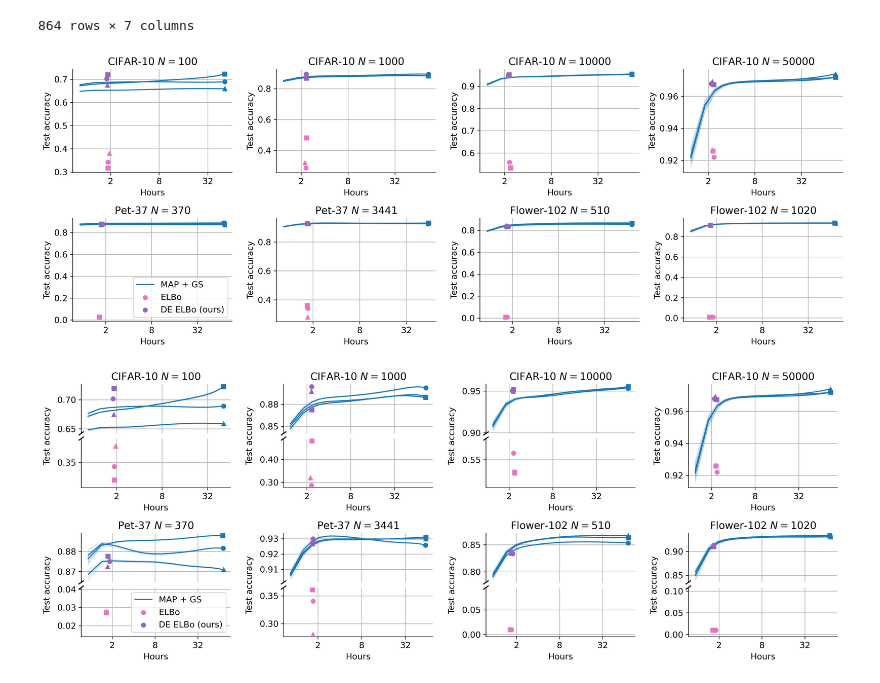
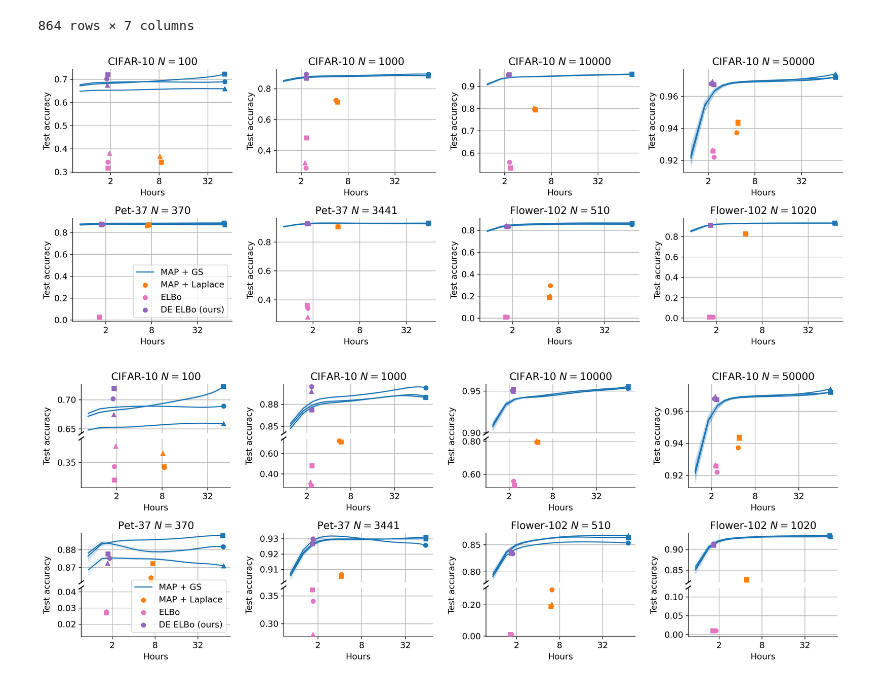
Before and after one commit to tufts-ml/data-emphasized-ELBo, a Jupyter notebook: notebooks/ResNet_50_computational_time_comparison.ipynb, the cells around one changed output. Saved outputs shown, nothing was run; the diff lists cells and outputs as text; code cells hidden in the pictures.

```diff
--- a/notebooks/ResNet_50_computational_time_comparison.ipynb
+++ b/notebooks/ResNet_50_computational_time_comparison.ipynb
@@ -294,6 +351,8 @@ fig, axs = plt.subplots(dpi=300, figsize=(4*ncols, 3*nrows), ncols=ncols, nrows=
 plot_dictionary(axs[0,0], cifar10_dictionary, 100, [1001, 2001, 3001])
 for index, (time, acc) in enumerate(zip(cifar10_elbo_retrained_df[cifar10_elbo_retrained_df.n==100].total_time.values/3600, cifar10_elbo_retrained_df[cifar10_elbo_retrained_df.n==100].test_acc.values)):
     axs[0,0].scatter(time, acc, color='#E377C2', marker=markers[index], zorder=3)
+for index, (time, acc) in enumerate(zip(cifar10_laplace_retrained_df[cifar10_laplace_retrained_df.n==100].total_time.values/3600, cifar10_laplace_retrained_df[cifar10_laplace_retrained_df.n==100].test_acc.values)):
+    axs[0,0].scatter(time, acc, color='#FF7F0E', marker=markers[index], zorder=3)
 for index, (time, acc) in enumerate(zip(cifar10_de_elbo_retrained_df[cifar10_de_elbo_retrained_df.n==100].total_time.values/3600, cifar10_de_elbo_retrained_df[cifar10_de_elbo_retrained_df.n==100].test_acc.values)):
     axs[0,0].scatter(time, acc, color='#9467BD', marker=markers[index], zorder=3)
 
@@ -310,6 +369,8 @@ axs[0,0].grid()
 plot_dictionary(axs[0,1], cifar10_dictionary, 1000, [1001, 2001, 3001])
 for index, (time, acc) in enumerate(zip(cifar10_elbo_retrained_df[cifar10_elbo_retrained_df.n==1000].total_time.values/3600, cifar10_elbo_retrained_df[cifar10_elbo_retrained_df.n==1000].test_acc.values)):
     axs[0,1].scatter(time, acc, color='#E377C2', marker=markers[index], zorder=3)
+for index, (time, acc) in enumerate(zip(cifar10_laplace_retrained_df[cifar10_laplace_retrained_df.n==1000].total_time.values/3600, cifar10_laplace_retrained_df[cifar10_laplace_retrained_df.n==1000].test_acc.values)):
+    axs[0,1].scatter(time, acc, color='#FF7F0E', marker=markers[index], zorder=3)
 for index, (time, acc) in enumerate(zip(cifar10_de_elbo_retrained_df[cifar10_de_elbo_retrained_df.n==1000].total_time.values/3600, cifar10_de_elbo_retrained_df[cifar10_de_elbo_retrained_df.n==1000].test_acc.values)):
     axs[0,1].scatter(time, acc, color='#9467BD', marker=markers[index], zorder=3)
 
@@ -326,6 +387,8 @@ axs[0,1].grid()
 plot_dictionary(axs[0,2], cifar10_dictionary, 10000, [1001, 2001, 3001])
 for index, (time, acc) in enumerate(zip(cifar10_elbo_retrained_df[cifar10_elbo_retrained_df.n==10000].total_time.values/3600, cifar10_elbo_retrained_df[cifar10_elbo_retrained_df.n==10000].test_acc.values)):
     axs[0,2].scatter(time, acc, color='#E377C2', marker=markers[index], zorder=3)
+for index, (time, acc) in enumerate(zip(cifar10_laplace_retrained_df[cifar10_laplace_retrained_df.n==10000].total_time.values/3600, cifar10_laplace_retrained_df[cifar10_laplace_retrained_df.n==10000].test_acc.values)):
+    axs[0,2].scatter(time, acc, color='#FF7F0E', marker=markers[index], zorder=3)
 for index, (time, acc) in enumerate(zip(cifar10_de_elbo_retrained_df[cifar10_de_elbo_retrained_df.n==10000].total_time.values/3600, cifar10_de_elbo_retrained_df[cifar10_de_elbo_retrained_df.n==10000].test_acc.values)):
     axs[0,2].scatter(time, acc, color='#9467BD', marker=markers[index], zorder=3)
 
@@ -342,6 +405,8 @@ axs[0,2].grid()
 plot_dictionary(axs[0,3], cifar10_dictionary, 50000, [1001, 2001, 3001])
 for index, (time, acc) in enumerate(zip(cifar10_elbo_retrained_df[cifar10_elbo_retrained_df.n==50000].total_time.values/3600, cifar10_elbo_retrained_df[cifar10_elbo_retrained_df.n==50000].test_acc.values)):
     axs[0,3].scatter(time, acc, color='#E377C2', marker=markers[index], zorder=3)
+for index, (time, acc) in enumerate(zip(cifar10_laplace_retrained_df[cifar10_laplace_retrained_df.n==50000].total_time.values/3600, cifar10_laplace_retrained_df[cifar10_laplace_retrained_df.n==50000].test_acc.values)):
+    axs[0,3].scatter(time, acc, color='#FF7F0E', marker=markers[index], zorder=3)
 for index, (time, acc) in enumerate(zip(cifar10_de_elbo_retrained_df[cifar10_de_elbo_retrained_df.n==50000].total_time.values/3600, cifar10_de_elbo_retrained_df[cifar10_de_elbo_retrained_df.n==50000].test_acc.values)):
     axs[0,3].scatter(time, acc, color='#9467BD', marker=markers[index], zorder=3)
 
@@ -358,6 +423,8 @@ axs[0,3].grid()
 plot_dictionary(axs[1,0], oxfordiiit_pet_dictionary, 370, [1001, 2001, 3001])
 for index, (time, acc) in enumerate(zip(oxfordiiit_pet_elbo_retrained_df[oxfordiiit_pet_elbo_retrained_df.n==370].total_time.values/3600, oxfordiiit_pet_elbo_retrained_df[oxfordiiit_pet_elbo_retrained_df.n==370].test_acc.values)):
     axs[1,0].scatter(time, acc, color='#E377C2', marker=markers[index], zorder=3)
+for index, (time, acc) in enumerate(zip(oxfordiiit_pet_laplace_retrained_df[oxfordiiit_pet_laplace_retrained_df.n==370].total_time.values/3600, oxfordiiit_pet_laplace_retrained_df[oxfordiiit_pet_laplace_retrained_df.n==370].test_acc.values)):
+    axs[1,0].scatter(time, acc, color='#FF7F0E', marker=markers[index], zorder=3)
 for index, (time, acc) in enumerate(zip(oxfordiiit_pet_de_elbo_retrained_df[oxfordiiit_pet_de_elbo_retrained_df.n==370].total_time.values/3600, oxfordiiit_pet_de_elbo_retrained_df[oxfordiiit_pet_de_elbo_retrained_df.n==370].test_acc.values)):
     axs[1,0].scatter(time, acc, color='#9467BD', marker=markers[index], zorder=3)
 
@@ -372,6 +439,7 @@ axs[1,0].grid()
 
 # Legend
 axs[1,0].plot([], [], color='#1F77B4', label='MAP + GS', zorder=3)
+axs[1,0].scatter([], [], color='#FF7F0E', label='MAP + Laplace', zorder=3)
 axs[1,0].scatter([], [], color='#E377C2', label='ELBo', zorder=3)
 axs[1,0].scatter([], [], color='#9467BD', label='DE ELBo (ours)', zorder=3)
 axs[1,0].legend(loc='lower right')
@@ -380,6 +448,8 @@ axs[1,0].legend(loc='lower right')
 plot_dictionary(axs[1,1], oxfordiiit_pet_dictionary, 3441, [1001, 2001, 3001])
 for index, (time, acc) in enumerate(zip(oxfordiiit_pet_elbo_retrained_df[oxfordiiit_pet_elbo_retrained_df.n==3441].total_time.values/3600, oxfordiiit_pet_elbo_retrained_df[oxfordiiit_pet_elbo_retrained_df.n==3441].test_acc.values)):
     axs[1,1].scatter(time, acc, color='#E377C2', marker=markers[index], zorder=3)
+for index, (time, acc) in enumerate(zip(oxfordiiit_pet_laplace_retrained_df[oxfordiiit_pet_laplace_retrained_df.n==3441].total_time.values/3600, oxfordiiit_pet_laplace_retrained_df[oxfordiiit_pet_laplace_retrained_df.n==3441].test_acc.values)):
+    axs[1,1].scatter(time, acc, color='#FF7F0E', marker=markers[index], zorder=3)
 for index, (time, acc) in enumerate(zip(oxfordiiit_pet_de_elbo_retrained_df[oxfordiiit_pet_de_elbo_retrained_df.n==3441].total_time.values/3600, oxfordiiit_pet_de_elbo_retrained_df[oxfordiiit_pet_de_elbo_retrained_df.n==3441].test_acc.values)):
     axs[1,1].scatter(time, acc, color='#9467BD', marker=markers[index], zorder=3)
 
@@ -396,6 +466,8 @@ axs[1,1].grid()
 plot_dictionary(axs[1,2], flowers_102_dictionary, 510, [1001, 2001, 3001])
 for index, (time, acc) in enumerate(zip(flowers_102_elbo_retrained_df[flowers_102_elbo_retrained_df.n==510].total_time.values/3600, flowers_102_elbo_retrained_df[flowers_102_elbo_retrained_df.n==510].test_acc.values)):
     axs[1,2].scatter(time, acc, color='#E377C2', marker=markers[index], zorder=3)
+for index, (time, acc) in enumerate(zip(flowers_102_laplace_retrained_df[flowers_102_laplace_retrained_df.n==510].total_time.values/3600, flowers_102_laplace_retrained_df[flowers_102_laplace_retrained_df.n==510].test_acc.values)):
+    axs[1,2].scatter(time, acc, color='#FF7F0E', marker=markers[index], zorder=3)
 for index, (time, acc) in enumerate(zip(flowers_102_de_elbo_retrained_df[flowers_102_de_elbo_retrained_df.n==510].total_time.values/3600, flowers_102_de_elbo_retrained_df[flowers_102_de_elbo_retrained_df.n==510].test_acc.values)):
     axs[1,2].scatter(time, acc, color='#9467BD', marker=markers[index], zorder=3)
 
@@ -412,6 +484,8 @@ axs[1,2].grid()
 plot_dictionary(axs[1,3], flowers_102_dictionary, 1020, [1001, 2001, 3001])
 for index, (time, acc) in enumerate(zip(flowers_102_elbo_retrained_df[flowers_102_elbo_retrained_df.n==1020].total_time.values/3600, flowers_102_elbo_retrained_df[flowers_102_elbo_retrained_df.n==1020].test_acc.values)):
     axs[1,3].scatter(time, acc, color='#E377C2', marker=markers[index], zorder=3)
+for index, (time, acc) in enumerate(zip(flowers_102_laplace_retrained_df[flowers_102_laplace_retrained_df.n==1020].total_time.values/3600, flowers_102_laplace_retrained_df[flowers_102_laplace_retrained_df.n==1020].test_acc.values)):
+    axs[1,3].scatter(time, acc, color='#FF7F0E', marker=markers[index], zorder=3)
 for index, (time, acc) in enumerate(zip(flowers_102_de_elbo_retrained_df[flowers_102_de_elbo_retrained_df.n==1020].total_time.values/3600, flowers_102_de_elbo_retrained_df[flowers_102_de_elbo_retrained_df.n==1020].test_acc.values)):
     axs[1,3].scatter(time, acc, color='#9467BD', marker=markers[index], zorder=3)
 
@@ -427,7 +501,7 @@ axs[1,3].grid()
 fig.tight_layout()
 plt.show()
 # %% [output]
-[figure, old version]
+[figure, new version]
 # %%
 def break_axes(ax):
     d = 0.015
@@ -493,6 +567,8 @@ ins1_bottom = axs[0,0].inset_axes([0.0, 0.0, 1.0, 0.475], zorder=1)
 plot_dictionary(ins1_top, cifar10_dictionary, 100, [1001, 2001, 3001])
 for index, (time, acc) in enumerate(zip(cifar10_elbo_retrained_df[cifar10_elbo_retrained_df.n==100].total_time.values/3600, cifar10_elbo_retrained_df[cifar10_elbo_retrained_df.n==100].test_acc.values)):
     ins1_bottom.scatter(time, acc, color='#E377C2', marker=markers[index], zorder=3)
+for index, (time, acc) in enumerate(zip(cifar10_laplace_retrained_df[cifar10_laplace_retrained_df.n==100].total_time.values/3600, cifar10_laplace_retrained_df[cifar10_laplace_retrained_df.n==100].test_acc.values)):
+    ins1_bottom.scatter(time, acc, color='#FF7F0E', marker=markers[index], zorder=3)
 for index, (time, acc) in enumerate(zip(cifar10_de_elbo_retrained_df[cifar10_de_elbo_retrained_df.n==100].total_time.values/3600, cifar10_de_elbo_retrained_df[cifar10_de_elbo_retrained_df.n==100].test_acc.values)):
     ins1_top.scatter(time, acc, color='#9467BD', marker=markers[index], zorder=3)
 
@@ -508,6 +584,8 @@ ins2_bottom = axs[0,1].inset_axes([0.0, 0.0, 1.0, 0.475], zorder=1)
 plot_dictionary(ins2_top, cifar10_dictionary, 1000, [1001, 2001, 3001])
 for index, (time, acc) in enumerate(zip(cifar10_elbo_retrained_df[cifar10_elbo_retrained_df.n==1000].total_time.values/3600, cifar10_elbo_retrained_df[cifar10_elbo_retrained_df.n==1000].test_acc.values)):
     ins2_bottom.scatter(time, acc, color='#E377C2', marker=markers[index], zorder=3)
+for index, (time, acc) in enumerate(zip(cifar10_laplace_retrained_df[cifar10_laplace_retrained_df.n==1000].total_time.values/3600, cifar10_laplace_retrained_df[cifar10_laplace_retrained_df.n==1000].test_acc.values)):
+    ins2_bottom.scatter(time, acc, color='#FF7F0E', marker=markers[index], zorder=3)
 for index, (time, acc) in enumerate(zip(cifar10_de_elbo_retrained_df[cifar10_de_elbo_retrained_df.n==1000].total_time.values/3600, cifar10_de_elbo_retrained_df[cifar10_de_elbo_retrained_df.n==1000].test_acc.values)):
     ins2_top.scatter(time, acc, color='#9467BD', marker=markers[index], zorder=3)
 
@@ -523,6 +601,8 @@ ins3_bottom = axs[0,2].inset_axes([0.0, 0.0, 1.0, 0.475], zorder=1)
 plot_dictionary(ins3_top, cifar10_dictionary, 10000, [1001, 2001, 3001])
 for index, (time, acc) in enumerate(zip(cifar10_elbo_retrained_df[cifar10_elbo_retrained_df.n==10000].total_time.values/3600, cifar10_elbo_retrained_df[cifar10_elbo_retrained_df.n==10000].test_acc.values)):
     ins3_bottom.scatter(time, acc, color='#E377C2', marker=markers[index], zorder=3)
+for index, (time, acc) in enumerate(zip(cifar10_laplace_retrained_df[cifar10_laplace_retrained_df.n==10000].total_time.values/3600, cifar10_laplace_retrained_df[cifar10_laplace_retrained_df.n==10000].test_acc.values)):
+    ins3_bottom.scatter(time, acc, color='#FF7F0E', marker=markers[index], zorder=3)
 for index, (time, acc) in enumerate(zip(cifar10_de_elbo_retrained_df[cifar10_de_elbo_retrained_df.n==10000].total_time.values/3600, cifar10_de_elbo_retrained_df[cifar10_de_elbo_retrained_df.n==10000].test_acc.values)):
     ins3_top.scatter(time, acc, color='#9467BD', marker=markers[index], zorder=3)
 
@@ -533,6 +613,8 @@ decorate_broken_axes(ins3_top, ins3_bottom)
 plot_dictionary(axs[0,3], cifar10_dictionary, 50000, [1001, 2001, 3001])
 for index, (time, acc) in enumerate(zip(cifar10_elbo_retrained_df[cifar10_elbo_retrained_df.n==50000].total_time.values/3600, cifar10_elbo_retrained_df[cifar10_elbo_retrained_df.n==50000].test_acc.values)):
     axs[0,3].scatter(time, acc, color='#E377C2', marker=markers[index], zorder=3)
+for index, (time, acc) in enumerate(zip(cifar10_laplace_retrained_df[cifar10_laplace_retrained_df.n==50000].total_time.values/3600, cifar10_laplace_retrained_df[cifar10_laplace_retrained_df.n==50000].test_acc.values)):
+    axs[0,3].scatter(time, acc, color='#FF7F0E', marker=markers[index], zorder=3)
 for index, (time, acc) in enumerate(zip(cifar10_de_elbo_retrained_df[cifar10_de_elbo_retrained_df.n==50000].total_time.values/3600, cifar10_de_elbo_retrained_df[cifar10_de_elbo_retrained_df.n==50000].test_acc.values)):
     axs[0,3].scatter(time, acc, color='#9467BD', marker=markers[index], zorder=3)
 
@@ -548,6 +630,8 @@ ins5_bottom = axs[1,0].inset_axes([0.0, 0.0, 1.0, 0.475], zorder=1)
 plot_dictionary(ins5_top, oxfordiiit_pet_dictionary, 370, [1001, 2001, 3001])
 for index, (time, acc) in enumerate(zip(oxfordiiit_pet_elbo_retrained_df[oxfordiiit_pet_elbo_retrained_df.n==370].total_time.values/3600, oxfordiiit_pet_elbo_retrained_df[oxfordiiit_pet_elbo_retrained_df.n==370].test_acc.values)):
     ins5_bottom.scatter(time, acc, color='#E377C2', marker=markers[index], zorder=3)
+for index, (time, acc) in enumerate(zip(oxfordiiit_pet_laplace_retrained_df[oxfordiiit_pet_laplace_retrained_df.n==370].total_time.values/3600, oxfordiiit_pet_laplace_retrained_df[oxfordiiit_pet_laplace_retrained_df.n==370].test_acc.values)):
+    ins5_top.scatter(time, acc, color='#FF7F0E', marker=markers[index], zorder=3)
 for index, (time, acc) in enumerate(zip(oxfordiiit_pet_de_elbo_retrained_df[oxfordiiit_pet_de_elbo_retrained_df.n==370].total_time.values/3600, oxfordiiit_pet_de_elbo_retrained_df[oxfordiiit_pet_de_elbo_retrained_df.n==370].test_acc.values)):
     ins5_top.scatter(time, acc, color='#9467BD', marker=markers[index], zorder=3)
 
@@ -556,6 +640,7 @@ decorate_broken_axes(ins5_top, ins5_bottom)
 
 # Legend
 axs[1,0].plot([], [], color='#1F77B4', label='MAP + GS', zorder=3)
+axs[1,0].scatter([], [], color='#FF7F0E', label='MAP + Laplace', zorder=3)
 axs[1,0].scatter([], [], color='#E377C2', label='ELBo', zorder=3)
 axs[1,0].scatter([], [], color='#9467BD', label='DE ELBo (ours)', zorder=3)
 axs[1,0].legend(loc='lower right')
@@ -569,6 +654,8 @@ ins6_bottom = axs[1,1].inset_axes([0.0, 0.0, 1.0, 0.475], zorder=1)
 plot_dictionary(ins6_top, oxfordiiit_pet_dictionary, 3441, [1001, 2001, 3001])
 for index, (time, acc) in enumerate(zip(oxfordiiit_pet_elbo_retrained_df[oxfordiiit_pet_elbo_retrained_df.n==3441].total_time.values/3600, oxfordiiit_pet_elbo_retrained_df[oxfordiiit_pet_elbo_retrained_df.n==3441].test_acc.values)):
     ins6_bottom.scatter(time, acc, color='#E377C2', marker=markers[index], zorder=3)
+for index, (time, acc) in enumerate(zip(oxfordiiit_pet_laplace_retrained_df[oxfordiiit_pet_laplace_retrained_df.n==3441].total_time.values/3600, oxfordiiit_pet_laplace_retrained_df[oxfordiiit_pet_laplace_retrained_df.n==3441].test_acc.values)):
+    ins6_top.scatter(time, acc, color='#FF7F0E', marker=markers[index], zorder=3)
 for index, (time, acc) in enumerate(zip(oxfordiiit_pet_de_elbo_retrained_df[oxfordiiit_pet_de_elbo_retrained_df.n==3441].total_time.values/3600, oxfordiiit_pet_de_elbo_retrained_df[oxfordiiit_pet_de_elbo_retrained_df.n==3441].test_acc.values)):
     ins6_top.scatter(time, acc, color='#9467BD', marker=markers[index], zorder=3)
 
@@ -581,32 +668,36 @@ decorate_hidden_ax(axs[1,2], r'Flower-102 $N=510$')
 ins7_top = axs[1,2].inset_axes([0.0, 0.525, 1.0, 0.475], zorder=1)
 ins7_bottom = axs[1,2].inset_axes([0.0, 0.0, 1.0, 0.475], zorder=1)
 
 plot_dictionary(ins7_top, flowers_102_dictionary, 510, [1001, 2001, 3001])
 for index, (time, acc) in enumerate(zip(flowers_102_elbo_retrained_df[flowers_102_elbo_retrained_df.n==510].total_time.values/3600, flowers_102_elbo_retrained_df[flowers_102_elbo_retrained_df.n==510].test_acc.values)):
     ins7_bottom.scatter(time, acc, color='#E377C2', marker=markers[index], zorder=3)
+for index, (time, acc) in enumerate(zip(flowers_102_laplace_retrained_df[flowers_102_laplace_retrained_df.n==510].total_time.values/3600, flowers_102_laplace_retrained_df[flowers_102_laplace_retrained_df.n==510].test_acc.values)):
+    ins7_bottom.scatter(time, acc, color='#FF7F0E', marker=markers[index], zorder=3)
 for index, (time, acc) in enumerate(zip(flowers_102_de_elbo_retrained_df[flowers_102_de_elbo_retrained_df.n==510].total_time.values/3600, flowers_102_de_elbo_retrained_df[flowers_102_de_elbo_retrained_df.n==510].test_acc.values)):
     ins7_top.scatter(time, acc, color='#9467BD', marker=markers[index], zorder=3)
 
 break_axes(axs[1,2])
 decorate_broken_axes(ins7_top, ins7_bottom)
 
 # Plot 8
 decorate_hidden_ax(axs[1,3], r'Flower-102 $N=1020$')
 
 ins8_top = axs[1,3].inset_axes([0.0, 0.525, 1.0, 0.475], zorder=1)
 ins8_bottom = axs[1,3].inset_axes([0.0, 0.0, 1.0, 0.475], zorder=1)
 
 plot_dictionary(ins8_top, flowers_102_dictionary, 1020, [1001, 2001, 3001])
 for index, (time, acc) in enumerate(zip(flowers_102_elbo_retrained_df[flowers_102_elbo_retrained_df.n==1020].total_time.values/3600, flowers_102_elbo_retrained_df[flowers_102_elbo_retrained_df.n==1020].test_acc.values)):
     ins8_bottom.scatter(time, acc, color='#E377C2', marker=markers[index], zorder=3)
+for index, (time, acc) in enumerate(zip(flowers_102_laplace_retrained_df[flowers_102_laplace_retrained_df.n==1020].total_time.values/3600, flowers_102_laplace_retrained_df[flowers_102_laplace_retrained_df.n==1020].test_acc.values)):
+    ins8_top.scatter(time, acc, color='#FF7F0E', marker=markers[index], zorder=3)
 for index, (time, acc) in enumerate(zip(flowers_102_de_elbo_retrained_df[flowers_102_de_elbo_retrained_df.n==1020].total_time.values/3600, flowers_102_de_elbo_retrained_df[flowers_102_de_elbo_retrained_df.n==1020].test_acc.values)):
     ins8_top.scatter(time, acc, color='#9467BD', marker=markers[index], zorder=3)
 
 break_axes(axs[1,3])
 decorate_broken_axes(ins8_top, ins8_bottom)
 
 fig.tight_layout()
-fig.savefig('ResNet_50_computational_time_comparison.pdf', bbox_inches='tight')
+fig.savefig('resnet_50_computational_time_comparison.pdf', bbox_inches='tight')
 plt.show()
 # %% [output]
-[figure, old version]
+[figure, new version]
```
Also changed, not shown: parts of 3 cells of this notebook, 54 other files.
